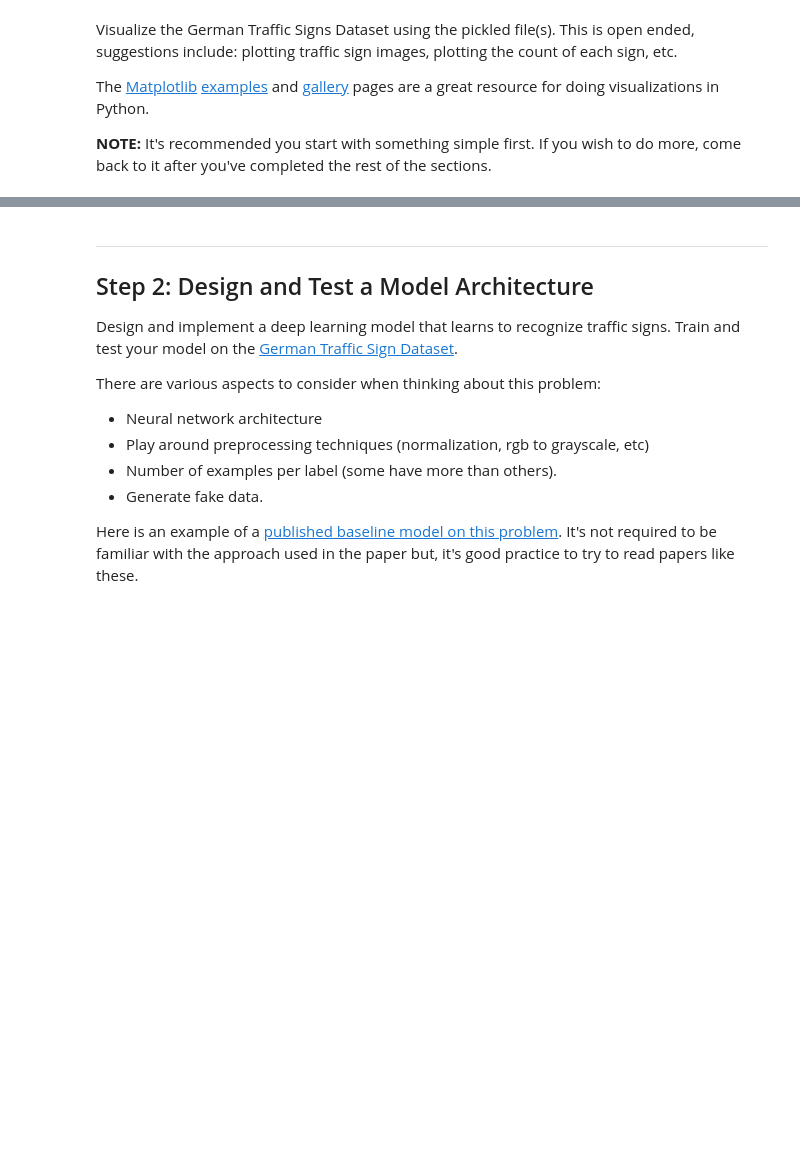
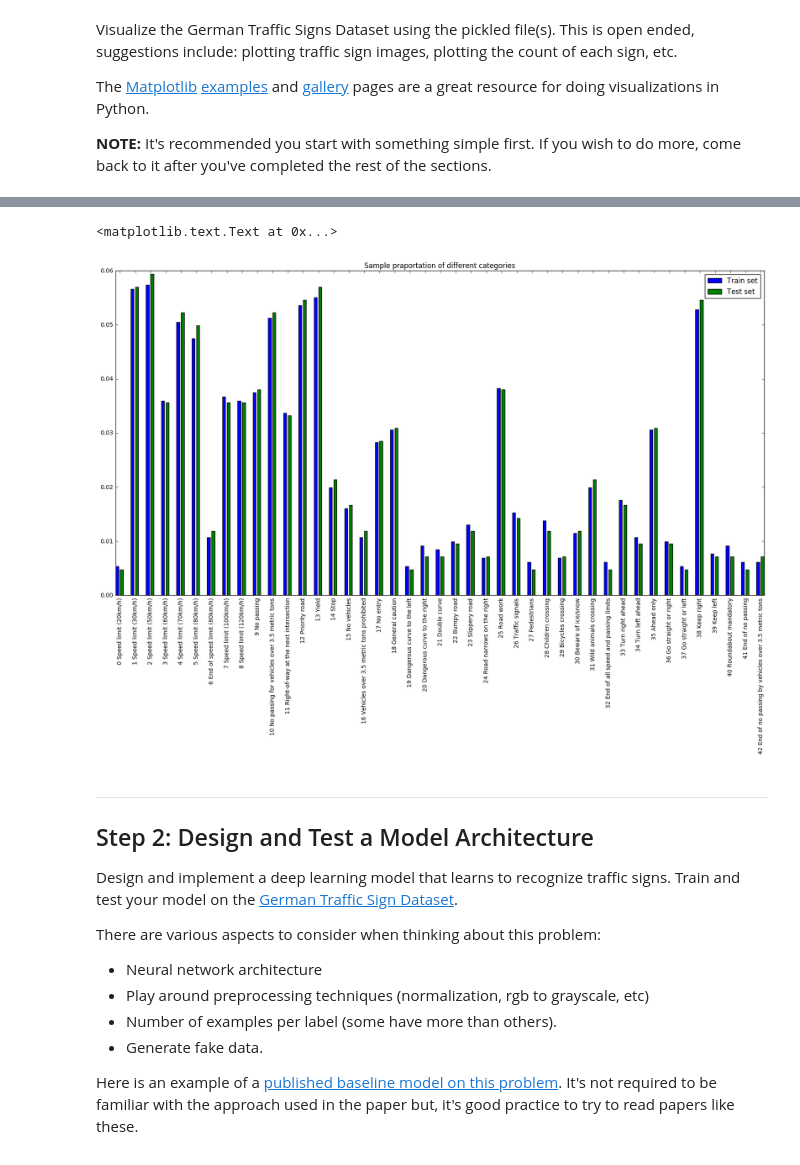
Before and after one commit to woodysong/CarND, a Jupyter notebook: CarND-Traffic-Sign-Classifier-Project/Traffic_Sign_Classifier.ipynb, the cells around one changed output, grey strips where cells are left out. Cells and saved outputs as stored; diff of their text form; code cells hidden in the pictures; blank space fills up the shorter version.

```diff
--- a/CarND-Traffic-Sign-Classifier-Project/Traffic_Sign_Classifier.ipynb
+++ b/CarND-Traffic-Sign-Classifier-Project/Traffic_Sign_Classifier.ipynb
@@ -61,6 +61,12 @@ print("Number of training examples =", n_train)
 print("Number of testing examples =", n_test)
 print("Image data shape =", image_shape)
 print("Number of classes =", n_classes)
+
+# read the lables from csv file
+import csv
+with open('signnames.csv', mode='r') as signfile:
+    reader = csv.reader(signfile)
+    sign_dict = {row[0]: row[1] for row in reader}
 # %% [output]
 ('Number of training examples =', 39209)
 ('Number of testing examples =', 12630)
@@ -99,3 +118,15 @@ plt.bar(np.arange(n_classes), np.array(y_count))
+# %%
+fig = plt.figure(figsize=(20, 10))
+ax = fig.add_subplot(111)
+ax.set_xticks(np.arange(n_classes)+0.2)
+ax.set_xticklabels(map(lambda i: str(i) + " " + sign_dict[str(i)], range(n_classes)), rotation='vertical')
+plt.bar(np.arange(n_classes), np.array(ytrain_cnt/sum(ytrain_cnt)), width=0.2, color='b', align='center')
+plt.bar(np.arange(n_classes)+0.3, np.array(ytest_cnt/sum(ytest_cnt)), width=0.2, color='g', align='center')
+ax.legend(['Train set', 'Test set'])
+ax.set_title("Sample praportation of different categories")
+# %% [output]
+<matplotlib.text.Text at 0x...>
+[figure, added]
 # %% [markdown]
 ----
 
```
Also changed, not shown: parts of 47 cells of this notebook, 2 other files.
